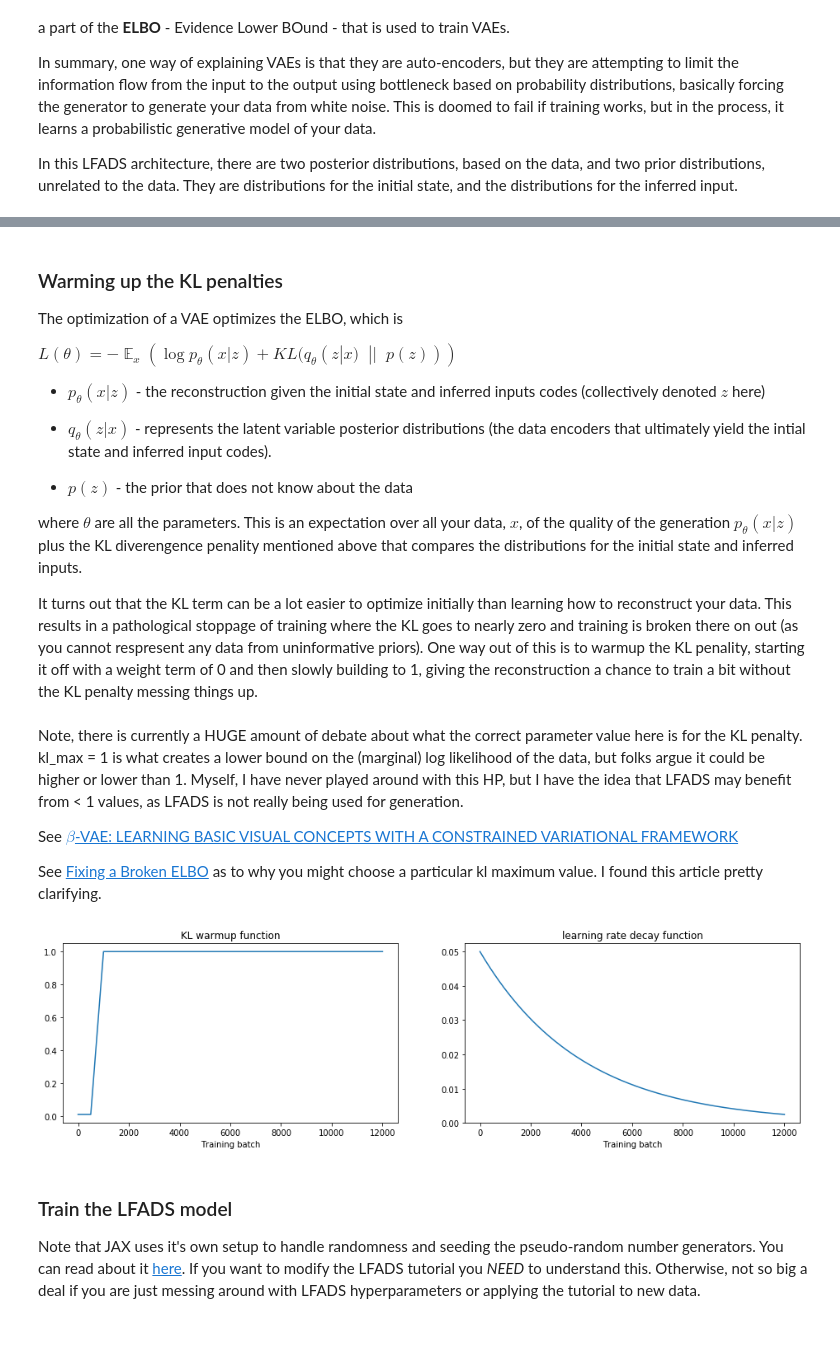
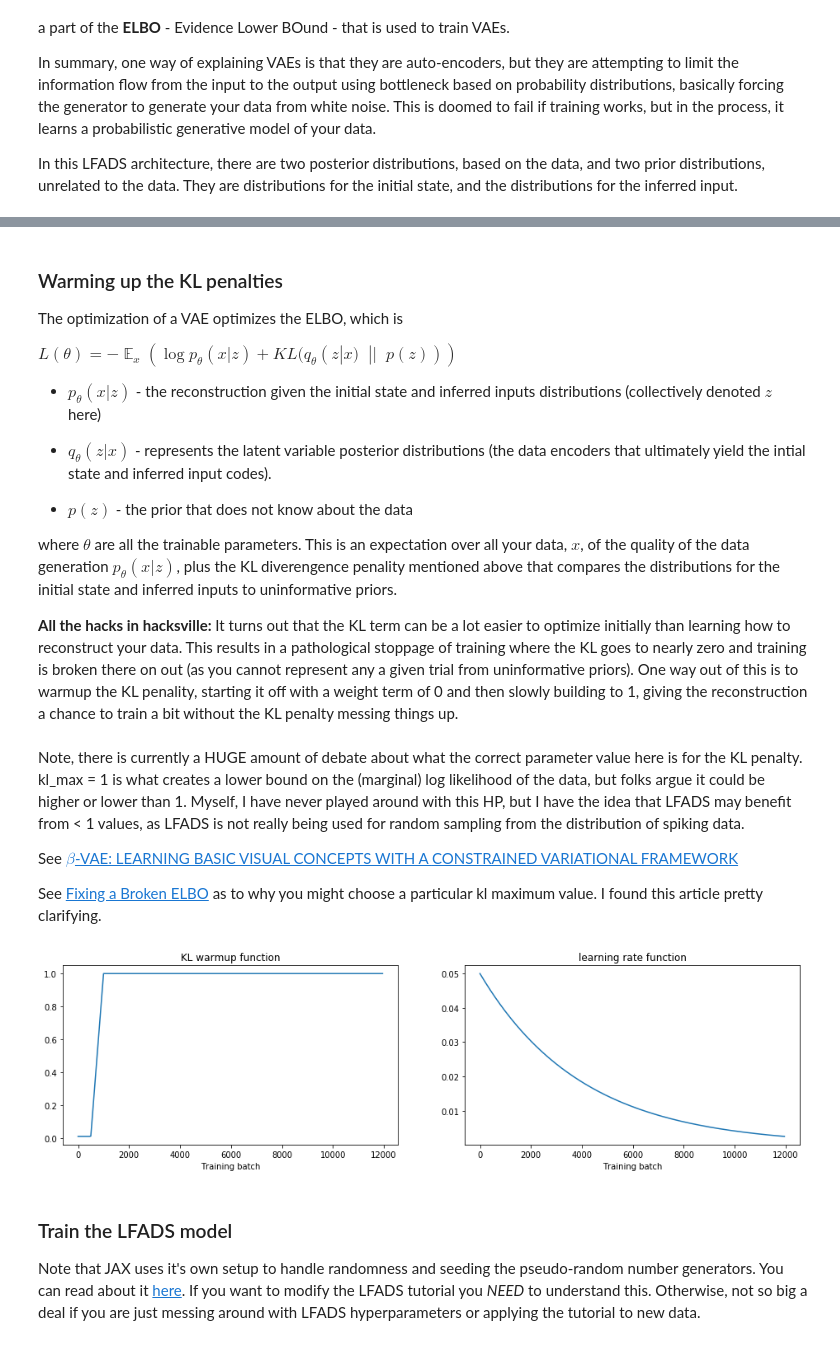
Before and after one commit to google-research/computation-thru-dynamics, a Jupyter notebook: notebooks/LFADS Tutorial.ipynb, the cells around one changed output, grey strips where cells are left out. Drawn from its saved outputs; the diff is of its cells as text; code cells hidden in the pictures.

Commit message:
Improving the text in the LFADS tutorial.

```diff
--- a/notebooks/LFADS Tutorial.ipynb
+++ b/notebooks/LFADS Tutorial.ipynb
@@ -282,13 +290,13 @@ The optimization of a VAE optimizes the ELBO, which is
 
 $L(\theta) = -\mathop{\mathbb{E}}_x \left(\log p_\theta(x|z) + KL(q_\theta(z|x) \;\;|| \;\;p(z))\right)$
 
-* $p_\theta(x|z)$ - the reconstruction given the initial state and inferred inputs codes (collectively denoted $z$  here)
+* $p_\theta(x|z)$ - the reconstruction given the initial state and inferred inputs distributions (collectively denoted $z$  here)
 
 * $q_\theta(z|x)$ - represents the latent variable posterior distributions (the data encoders that ultimately yield the intial state and inferred input codes).
 
 * $p(z)$ - the prior that does not know about the data
 
-where $\theta$ are all the parameters. This is an expectation over all your data, $x$, of the quality of the generation $p_\theta(x|z)$ plus the KL diverengence penality mentioned above that compares the distributions for the initial state and inferred inputs.
+where $\theta$ are all the trainable parameters. This is an expectation over all your data, $x$, of the quality of the data generation $p_\theta(x|z)$, plus the KL diverengence penality mentioned above that compares the distributions for the initial state and inferred inputs to uninformative priors.
 
-It turns out that the KL term can be a lot easier to optimize initially than learning how to reconstruct your data. This results in a pathological stoppage of training where the KL goes to nearly zero and training is broken there on out (as you cannot respresent any data from uninformative priors).  One way out of this is to warmup the KL penality, starting it off with a weight term of 0 and then slowly building to 1, giving the reconstruction a chance to train a bit without the KL penalty messing things up.
+**All the hacks in hacksville:** It turns out that the KL term can be a lot easier to optimize initially than learning how to reconstruct your data. This results in a pathological stoppage of training where the KL goes to nearly zero and training is broken there on out (as you cannot represent any a given trial from uninformative priors).  One way out of this is to warmup the KL penality, starting it off with a weight term of 0 and then slowly building to 1, giving the reconstruction a chance to train a bit without the KL penalty messing things up.
 # %%
@@ -298,5 +307,5 @@ kl_min = 0.01 # The minimmum KL value, non-zero to make sure KL doesn't grow cra
 # %% [markdown]
-Note, there is currently a HUGE amount of debate about what the correct parameter value here is for the KL penalty. kl_max = 1 is what creates a lower bound on the (marginal) log likelihood of the data, but folks argue it could be higher or lower than 1. Myself, I have never played around with this HP, but I have the idea that LFADS may benefit from < 1 values, as LFADS is not really being used for generation.
+Note, there is currently a HUGE amount of debate about what the correct parameter value here is for the KL penalty. kl_max = 1 is what creates a lower bound on the (marginal) log likelihood of the data, but folks argue it could be higher or lower than 1. Myself, I have never played around with this HP, but I have the idea that LFADS may benefit from < 1 values, as LFADS is not really being used for random sampling from the distribution of spiking data.
 
 See [$\beta$-VAE: LEARNING BASIC VISUAL CONCEPTS WITH A
 CONSTRAINED VARIATIONAL FRAMEWORK](https://openreview.net/pdf?id=Sy2fzU9gl)
@@ -316,21 +325,22 @@ assert num_batches >= print_every and num_batches % print_every == 0
 # %%
 # Plot the warmup function and the learning rate decay function.
 plt.figure(figsize=(16,4))
 plt.subplot(121)
+x = onp.arange(0, num_batches, print_every)
 kl_warmup_fun = get_kl_warmup_fun(lfads_opt_hps)
-plt.plot([kl_warmup_fun(i) for i in range(lfads_opt_hps['num_batches'])]);
+plt.plot(x, [kl_warmup_fun(i) for i in onp.arange(1,lfads_opt_hps['num_batches'],50)]);
 plt.title('KL warmup function')
 plt.xlabel('Training batch');
 
 plt.subplot(122)
 decay_fun = optimizers.exponential_decay(lfads_opt_hps['step_size'],
                                          lfads_opt_hps['decay_steps'],
                                          lfads_opt_hps['decay_factor'])
-plt.plot([decay_fun(i) for i in range(lfads_opt_hps['num_batches'])]);
-plt.title('learning rate decay function')
+plt.plot(x, [decay_fun(i) for i in range(1, lfads_opt_hps['num_batches'], 50)]);
+plt.title('learning rate function')
 plt.xlabel('Training batch');
 # %% [output]
-[figure, old version]
+[figure, new version]
 # %% [markdown]
 ### Train the LFADS model
 
```
Also changed, not shown: parts of 13 cells of this notebook.
